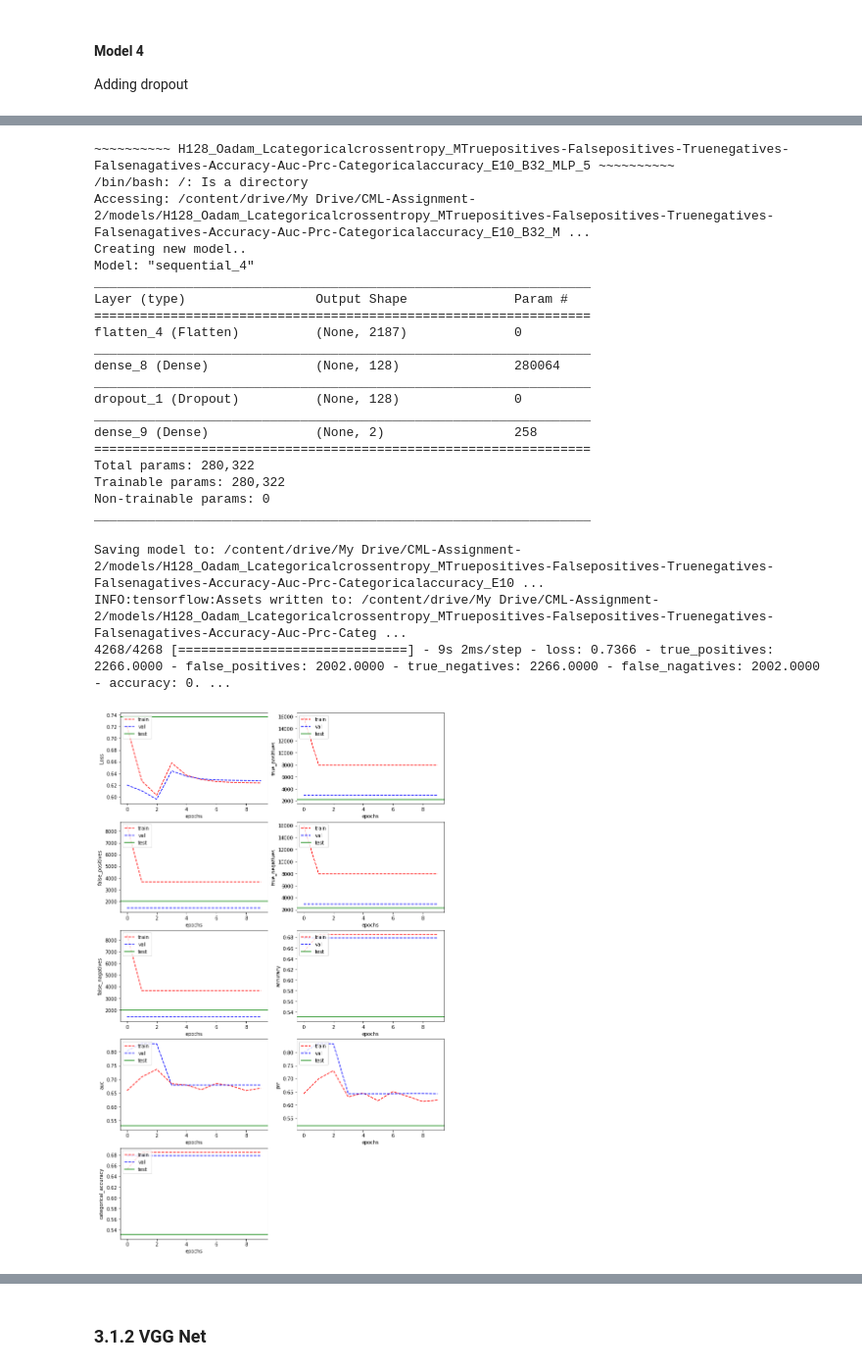
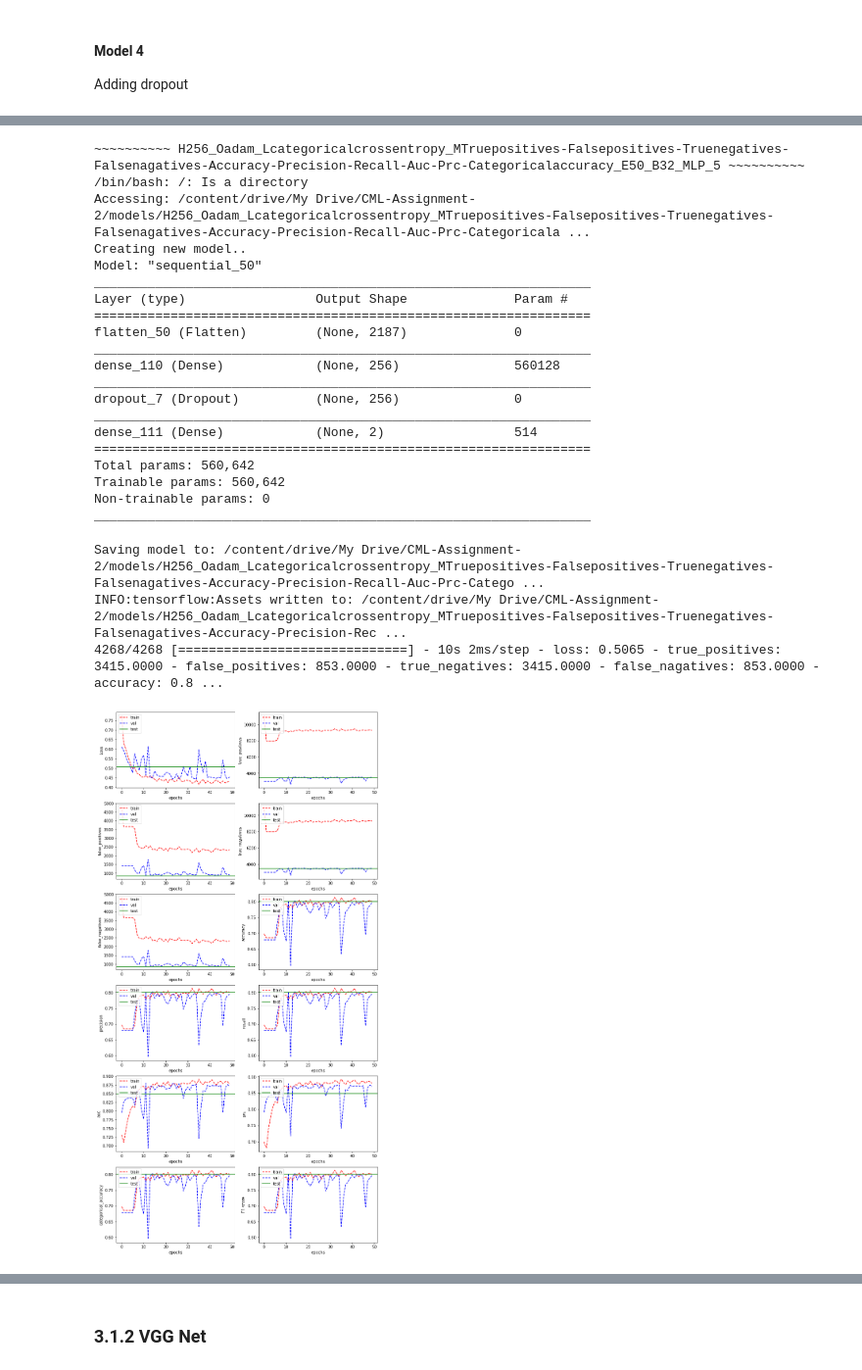
Before and after one commit to Luke-Mason/CML-Assignment-2, a Jupyter notebook: main2.ipynb, the cells around one changed output, grey strips where cells are left out. Shown at 98% size. Drawn from its saved outputs; the diff is of its cells as text; code cells hidden in the pictures.

```diff
--- a/main2.ipynb
+++ b/main2.ipynb
@@ -898,6 +928,8 @@ METRICS_CI = [
       tf.keras.metrics.TrueNegatives(name='true_negatives'),
       tf.keras.metrics.FalseNegatives(name='false_nagatives'),
       tf.keras.metrics.BinaryAccuracy(name='accuracy'),
+      tf.keras.metrics.Precision(name='precision'),
+      tf.keras.metrics.Recall(name='recall'),
       tf.keras.metrics.AUC(name='auc'),
       tf.keras.metrics.AUC(name='prc', curve='PR'), # precision-recall curve
       tf.keras.metrics.CategoricalAccuracy(name='categorical_accuracy', dtype=None)
@@ -912,3 +944,9 @@ parameters = {
     "epochs": 125,
     "batch_size": 32
 }
+
+# Extract the imagery into new data sets from the original data sets that
+# contained the image references.
+train_imagery_set, val_imagery_set, test_imagery_set = get_imagery_data_sets(
+    train_set_ic, validation_set_ic, test_set_ic, './patch_images/', 'ImageName',
+    'isCancerous', parameters["batch_size"])
@@ -977,6 +1009,5 @@ Dense has 128 percipatrons
 # %%
-parameters["hidden_layer_dim"] = 128
-parameters["epochs"] = 10
+parameters["epochs"] = 5
 
 # The Deep Neural Network Layer Structure.
 layers = [
@@ -992,6 +1023,6 @@ model = tf.keras.Sequential(layers)
 history, model = run_model(model, parameters, "MLP_2", train_imagery_set, val_imagery_set)
 
 # Plot the results for run though of the data (epoch).
-test_metrics = model.evaluate_generator(test_imagery_set)
+test_metrics = model.evaluate(test_imagery_set)
 plot_learning_curve(history, parameters["metrics"], test_metrics)
 # %% [output]
@@ -1027,6 +1057,5 @@ Dense has 64 percipatrons
 # %%
-parameters["hidden_layer_dim"] = 64
-parameters["epochs"] = 10
+parameters["epochs"] = 20
 
 # The Deep Neural Network Layer Structure.
 layers = [
@@ -1075,8 +1106,7 @@ Accessing: /content/drive/My Drive/CML-Assignment-2/models/H64_Oadam_Lcategorica
 #### Model 4
 Adding dropout
 # %%
-parameters["hidden_layer_dim"] = 64
-parameters["epochs"] = 10
+parameters["epochs"] = 20
 
 # Added Dropout to the layers
 layers = [
@@ -1130,45 +1162,44 @@ Dense has 128 percipatrons with dropout
 # %%
-parameters["hidden_layer_dim"] = 128
-parameters["epochs"] = 10
+parameters["epochs"] = 50
 
 layers = [
     tf.keras.layers.Flatten(input_shape=INPUT_DIM),
     tf.keras.layers.Dense(parameters["hidden_layer_dim"], activation='relu'),
     tf.keras.layers.Dropout(0.3),
     tf.keras.layers.Dense(OUTPUT_CLASSES, activation=tf.keras.activations.softmax)
 ]
 
 # Create model.
 model = tf.keras.Sequential(layers)
 
 # Train and save model
 history, model = run_model(model, parameters, "MLP_5", train_imagery_set, val_imagery_set)
 
 # Plot the results for run though of the data (epoch).
 test_metrics = model.evaluate(test_imagery_set)
 plot_learning_curve(history, parameters["metrics"], test_metrics)
 # %% [output]
-~~~~~~~~~~ H128_Oadam_Lcategoricalcrossentropy_MTruepositives-Falsepositives-Truenegatives-Falsenagatives-Accuracy-Auc-Prc-Categoricalaccuracy_E10_B32_MLP_5 ~~~~~~~~~~
+~~~~~~~~~~ H256_Oadam_Lcategoricalcrossentropy_MTruepositives-Falsepositives-Truenegatives-Falsenagatives-Accuracy-Precision-Recall-Auc-Prc-Categoricalaccuracy_E50_B32_MLP_5 ~~~~~~~~~~
 /bin/bash: /: Is a directory
-Accessing: /content/drive/My Drive/CML-Assignment-2/models/H128_Oadam_Lcategoricalcrossentropy_MTruepositives-Falsepositives-Truenegatives-Falsenagatives-Accuracy-Auc-Prc-Categoricalaccuracy_E10_B32_M ...
+Accessing: /content/drive/My Drive/CML-Assignment-2/models/H256_Oadam_Lcategoricalcrossentropy_MTruepositives-Falsepositives-Truenegatives-Falsenagatives-Accuracy-Precision-Recall-Auc-Prc-Categoricala ...
 Creating new model..
-Model: "sequential_4"
+Model: "sequential_50"
 _________________________________________________________________
 Layer (type)                 Output Shape              Param #
 =================================================================
-flatten_4 (Flatten)          (None, 2187)              0
+flatten_50 (Flatten)         (None, 2187)              0
 _________________________________________________________________
-dense_8 (Dense)              (None, 128)               280064
+dense_110 (Dense)            (None, 256)               560128
 _________________________________________________________________
-dropout_1 (Dropout)          (None, 128)               0
+dropout_7 (Dropout)          (None, 256)               0
 _________________________________________________________________
-dense_9 (Dense)              (None, 2)                 258
+dense_111 (Dense)            (None, 2)                 514
 =================================================================
-Total params: 280,322
-Trainable params: 280,322
+Total params: 560,642
+Trainable params: 560,642
 Non-trainable params: 0
 _________________________________________________________________
-Saving model to: /content/drive/My Drive/CML-Assignment-2/models/H128_Oadam_Lcategoricalcrossentropy_MTruepositives-Falsepositives-Truenegatives-Falsenagatives-Accuracy-Auc-Prc-Categoricalaccuracy_E10 ...
-INFO:tensorflow:Assets written to: /content/drive/My Drive/CML-Assignment-2/models/H128_Oadam_Lcategoricalcrossentropy_MTruepositives-Falsepositives-Truenegatives-Falsenagatives-Accuracy-Auc-Prc-Categ ...
-4268/4268 [==============================] - 9s 2ms/step - loss: 0.7366 - true_positives: 2266.0000 - false_positives: 2002.0000 - true_negatives: 2266.0000 - false_nagatives: 2002.0000 - accuracy: 0. ...
+Saving model to: /content/drive/My Drive/CML-Assignment-2/models/H256_Oadam_Lcategoricalcrossentropy_MTruepositives-Falsepositives-Truenegatives-Falsenagatives-Accuracy-Precision-Recall-Auc-Prc-Catego ...
+INFO:tensorflow:Assets written to: /content/drive/My Drive/CML-Assignment-2/models/H256_Oadam_Lcategoricalcrossentropy_MTruepositives-Falsepositives-Truenegatives-Falsenagatives-Accuracy-Precision-Rec ...
+4268/4268 [==============================] - 10s 2ms/step - loss: 0.5065 - true_positives: 3415.0000 - false_positives: 853.0000 - true_negatives: 3415.0000 - false_nagatives: 853.0000 - accuracy: 0.8 ...
-[figure, old version]
+[figure, new version]
```
Also changed, not shown: parts of 42 cells of this notebook.
